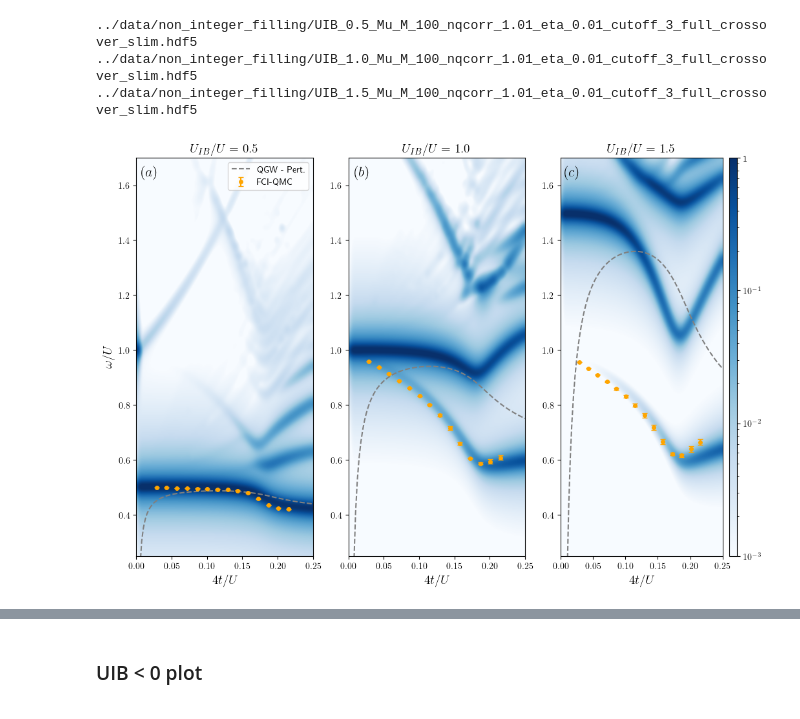
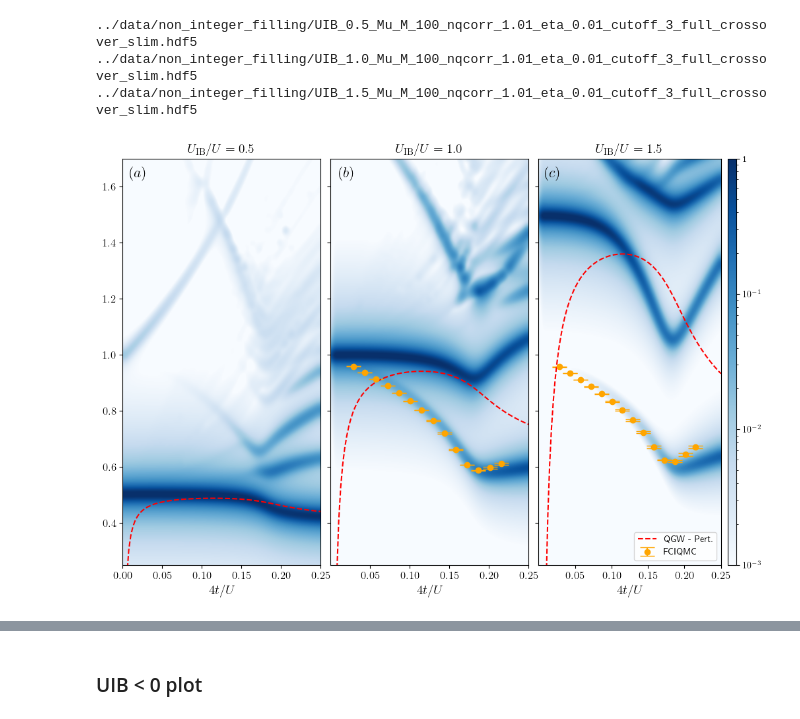
Before and after one commit to ragheedalhyder/BoseHubbard, a Jupyter notebook: src/Spectral_Density_vs_dJU_fixed_density_SCT_nonInteger.ipynb, the cells around one changed output, grey strips where cells are left out. Saved outputs shown, nothing was run; the diff lists cells and outputs as text; code cells hidden in the pictures.

```diff
--- a/src/Spectral_Density_vs_dJU_fixed_density_SCT_nonInteger.ipynb
+++ b/src/Spectral_Density_vs_dJU_fixed_density_SCT_nonInteger.ipynb
@@ -658,13 +664,15 @@ import numpy as np
 MC_to_QGW = 0.1292 / ( 4 * 0.045) # qgw / MC
 #hopping
 t_Matija_MC= np.array([0.01,0.015,0.02,0.025,0.03,0.035,0.04,0.045,0.05,0.055,0.06,0.065,0.07,0.075])
+
 #energies
-Ep_Matija_UIB_1p5 = np.array([0.9564626057,0.9336809943,0.9100511069,0.8853755808,0.8590815707,0.8309053212,0.7991644585,0.762848257,0.7190450017,0.6667375136,0.6221272652,0.6166042472,0.6400243702,0.6655410675])
-Ep_Matija_UIB_1p0 = np.array([0.9587093145,0.9364059961,0.913219459,0.8885494595,0.8621197323,0.8333712351,0.8009601262,0.7626794911,0.7159211234,0.659379226,0.6060795453,0.5873374183,0.5949207444,0.6090832515])
-Ep_Matija_UIB_0p5 = np.array([0.4994887388,0.4988958469,0.498083353,0.4970997236,0.4959171713,0.4946263455,0.4931991863,0.491692903,0.4888610017,0.480440858,0.4587387917,0.4353459947,0.4251578658,0.4210527202])
-Ep_Error_UIB_0p5 = np.array([3.85E-06,3.88E-05,9.67E-05,0.0001777824868,0.0003803892146,0.0006995051929,0.001048335879,0.001264652607,0.0004758088953,0.001589771265,0.001180884721,0.0003777081827,0.001060725446,0.001648476215])
-Ep_Error_UIB_1p0 = np.array([0.0001171796678,2.96E-05,0.0001341764073,0.0002091340446,0.0006056439733,0.001286065702,0.002518851405,0.004483749766,0.007391572799,0.005535996016,0.0006795253077,0.003090237587,0.00719487393,0.007826187606])
-Ep_Error_UIB_1p5 = np.array([0.0008020356698,0.001168604462,0.001729680543,0.00226964684,0.003108692815,0.004321065192,0.005975374025,0.008212387916,0.009965181068,0.008530746948,0.00401867947,0.006316677637,0.01054419804,0.01093456396])
+Ep_Matija_UIB_1p5 = np.array([0.9567070954561756, 0.9340805627948908, 0.9107186916248076, 0.8861927409299135, 0.8604789058505025, 0.8327420217817956, 0.8017973574594149, 0.7662565000726773, 0.7228130739116233, 0.6701046185604801, 0.6243495894387097, 0.6192476250462631, 0.6437855177669339, 0.669550671966299])
+Ep_Matija_UIB_1p0 = np.array([0.958692485930198, 0.9363945038702304, 0.913280044762147, 0.8886879359927147, 0.8625134012004564, 0.8340913634829621, 0.8022988912921551, 0.7645791829785881, 0.7188149232019857, 0.6610843959109023, 0.6063995355883616, 0.5876536767087501, 0.5972355465556634, 0.6108417696325573])
+Ep_Matija_UIB_0p5 = np.array([0.4994997846414343, 0.4988756137396564, 0.4980325558426537, 0.4970178720385532, 0.4957061390719834, 0.4942184387394613, 0.4927352169288472, 0.4911583357726482, 0.4891478318235325, 0.4814663355157805, 0.4595165347460798, 0.4351646539805932, 0.4255063722945399, 0.4217218260375296])
+
+Ep_Error_UIB_0p5 = np.array([7.484417168291046e-06, 2.6168948745684585e-05, 5.662857848701037e-06, 6.0222567221871984e-05, 6.279123347181529e-05, 0.000128267952606, 0.0003275742644659, 0.000526545483409, 0.0004883388647774, 0.0004751141548741, 0.0001168969824305, 0.0001861537940815, 0.0005765257634276, 0.0004905091507313])
+Ep_Error_UIB_1p0 = np.array([0.0001113761574579, 4.4022300085800494e-05, 5.555242071658097e-05, 6.79996310897755e-05, 0.0001535804369059, 0.0002365592367596, 0.0007221437432685, 0.0016082348299508, 0.002433486829359, 0.0024665002110615, 7.058939822761214e-05, 0.0014817635112459, 0.0034848008962914, 0.003122693204063])
+Ep_Error_UIB_1p5 = np.array([0.0003826687656929, 0.0005513163176704, 0.0007002244525732, 0.0009519925157594, 0.0011382811840876, 0.0015123043108077, 0.0021297797352106, 0.0029699228805084, 0.004072089637243, 0.0039545977913403, 0.0010335096971897, 0.0030192153066925, 0.0052703840298407, 0.0047269712553137])
 #conversion
 t_Matija_QGW = MC_to_QGW * t_Matija_MC
 dJUs_Matija_QGW = 4 * t_Matija_QGW
@@ -712,6 +720,9 @@ pert15 = omega0s + omega1s + omega2s
 dJUs = data15['dJUs']
 en_vector = data15['en_vector']
 muUs = data15['muU_qcorr']
+# First row of SpectralFuncs05 should be equal to second
+
+SpectralFuncs05[0, :] = SpectralFuncs05[1, :]
 # %% [output]
 ../data/non_integer_filling/UIB_0.5_Mu_M_100_nqcorr_1.01_eta_0.01_cutoff_3_full_crossover_slim.hdf5
 ../data/non_integer_filling/UIB_1.0_Mu_M_100_nqcorr_1.01_eta_0.01_cutoff_3_full_crossover_slim.hdf5
@@ -733,7 +744,7 @@ from mpl_toolkits.axes_grid1 import make_axes_locatable
 
 plt.rcParams['text.usetex'] = True
 colorqmc = 'orange'
-markerqmc = 'o'
+markerqmc = '.'
 
 # Rotate the image by -90 degrees
 SpectralFuncs_rot05 = np.abs(np.rot90(SpectralFuncs05, 1))
@@ -766,10 +777,10 @@ im3 = ax3.imshow(np.abs(SpectralFuncs_rot15), interpolation = interp, cmap=color
 ax1.set_xlabel(r'$4t/U$', fontsize=14)
 ax2.set_xlabel(r'$4t/U$', fontsize=14)
 ax3.set_xlabel(r'$4t/U$', fontsize=14)
-ax1.set_ylabel(r'$\omega/U$', fontsize=14)
+# ax1.set_ylabel(r'$\omega/U$', fontsize=14)
 ax1.set_ylim(en_vector[0], en_vector[-1])
 ax1.set_xlabel(r'$4t/U$', fontsize=14)
-ax1.set_ylabel(r'$\omega/U$', fontsize=14)
+# ax1.set_ylabel(r'$\omega/U$', fontsize=14)
 ax2.set_ylim(en_vector[0], en_vector[-1])
 ax2.set_xlabel(r'$4t/U$', fontsize=14)
 # ax2.set_ylabel(r'$\omega/U$', fontsize=14)
@@ -777,9 +788,9 @@ ax3.set_ylim(en_vector[0], en_vector[-1])
 ax3.set_xlabel(r'$4t/U$', fontsize=14)
 # ax3.set_ylabel(r'$\omega/U$', fontsize=14)
 
-ax1.set_title(r'$U_{IB}/U = 0.5$', fontsize=14)
-ax2.set_title(r'$U_{IB}/U = 1.0$', fontsize=14)
-ax3.set_title(r'$U_{IB}/U = 1.5$', fontsize=14)
+ax1.set_title(r'$U_{\mathrm{IB}}/U = 0.5$', fontsize=14)
+ax2.set_title(r'$U_{\mathrm{IB}}/U = 1.0$', fontsize=14)
+ax3.set_title(r'$U_{\mathrm{IB}}/U = 1.5$', fontsize=14)
 
 im1.set_clim(1e-3, 1e0)
 im2.set_clim(1e-3, 1e0)
@@ -805,57 +816,77 @@ plot_x = dJUs_Matija_QGW
 plot_y = Ep_Matija_UIB_0p5
 plot_y_errors = Ep_Error_UIB_0p5
 #ax1.scatter(plot_x,plot_y)
-ax1.errorbar(plot_x, plot_y, yerr = plot_y_errors  , marker = markerqmc,markersize = 4,linestyle = 'none',capsize = 3, label='FCI-QMC', color=colorqmc)
+# ax1.errorbar(plot_x, plot_y, yerr = plot_y_errors  , marker = markerqmc,markersize = 12,linestyle = 'none',capsize = 8, label='FCIQMC', color=colorqmc)
 
 #plot perturbative result
 plot_x = dJUs
 plot_y = pert05
 # fig.suptitle(f"Results UIB/U = {UIB:0.2f}, Total Sites = {M}", fontsize = 20)
-ax1.plot(plot_x, plot_y, linestyle = '--', label='QGW - Pert.', color='gray', linewidth=1.5)
+ax1.plot(plot_x, plot_y, linestyle = '--', label='QGW - Pert.', color='red', linewidth=1.5)
 
 # # # plot the extrapolated MC data.
 plot_x = dJUs_Matija_QGW
 plot_y = Ep_Matija_UIB_1p0
 plot_y_errors = Ep_Error_UIB_1p0
 #ax1.scatter(plot_x,plot_y)
-ax2.errorbar(plot_x, plot_y, yerr = plot_y_errors  , marker = markerqmc,markersize = 4,linestyle = 'none',capsize = 3, label='FCI-QMC', color=colorqmc)
+ax2.errorbar(plot_x, plot_y, yerr = plot_y_errors  , marker = markerqmc,markersize = 12,linestyle = 'none',capsize = 8, label='FCIQMC', color=colorqmc)
 
 #plot perturbative result
 plot_x = dJUs
 plot_y = pert10
 # fig.suptitle(f"Results UIB/U = {UIB:0.2f}, Total Sites = {M}", fontsize = 20)
-ax2.plot(plot_x, plot_y, linestyle = '--', label='QGW - Pert.', color='gray', linewidth=1.5)
+ax2.plot(plot_x, plot_y, linestyle = '--', label='QGW - Pert.', color='red', linewidth=1.5)
 
 
 # # # plot the extrapolated MC data.
 plot_x = dJUs_Matija_QGW
 plot_y = Ep_Matija_UIB_1p5
 plot_y_errors = Ep_Error_UIB_1p5
 #ax1.scatter(plot_x,plot_y)
-ax3.errorbar(plot_x, plot_y, yerr = plot_y_errors  , marker = markerqmc,markersize = 4,linestyle = 'none',capsize = 3, label='FCI-QMC', color=colorqmc)
+ax3.errorbar(plot_x, plot_y, yerr = plot_y_errors  , marker = markerqmc,markersize = 12,linestyle = 'none',capsize = 8, label='FCIQMC', color=colorqmc)
 
 #plot perturbative result
 plot_x = dJUs
 plot_y = pert15
 # fig.suptitle(f"Results UIB/U = {UIB:0.2f}, Total Sites = {M}", fontsize = 20)
-ax3.plot(plot_x, plot_y, linestyle = '--', label='QGW - Pert.', color='gray', linewidth=1.5)
-ax1.legend(loc='upper right')
+ax3.plot(plot_x, plot_y, linestyle = '--', label='QGW - Pert.', color='red', linewidth=1.5)
+# ax1.legend(loc='upper right')
 
 # Set y-axis limits for all three plots
 ylim_lower = 0.25
 ylim_upper = 1.7
 ax1.set_ylim(ylim_lower, ylim_upper)
+ax1.tick_params(axis='x', which='major', labelsize=12)
+ax1.tick_params(axis='y', which='major', labelsize=12)
+
 ax2.set_ylim(ylim_lower, ylim_upper)
 ax3.set_ylim(ylim_lower, ylim_upper)
+ax2.set_yticklabels([])
+ax3.set_yticklabels([])
+plt.subplots_adjust(wspace=0.05)
+
+xticks = ax2.get_xticks()
+xticklabels = ax2.get_xticklabels()
+# increase tick marler size
+ax2.tick_params(axis='x', which='major', labelsize=12)
+
+ax2.set_xticks(xticks[1:])
+ax2.set_xticklabels(xticklabels[1:])
+
+xticks = ax3.get_xticks()
+xticklabels = ax3.get_xticklabels()
+ax3.tick_params(axis='x', which='major', labelsize=12)
+ax3.set_xticks(xticks[1:])
+ax3.set_xticklabels(xticklabels[1:])
 
 # Add labels (a), (b), and (c) to the panels
 ax1.text(0.13, 0.98, r'$(a)$', transform=ax1.transAxes, fontsize=16, fontweight='bold', va='top', ha='right')
 ax2.text(0.13, 0.98, r'$(b)$', transform=ax2.transAxes, fontsize=16, fontweight='bold', va='top', ha='right')
 ax3.text(0.13, 0.98, r'$(c)$', transform=ax3.transAxes, fontsize=16, fontweight='bold', va='top', ha='right')
-
+ax3.legend(loc='lower right')
 plt.show()
 # %% [output]
-[figure, old version]
+[figure, new version]
 # %%
 # save the figure
 filename = f'../figs/self_consistent_t/all_panels_pos_UIB_Mu_M_{M}_nqcorr_{desired_n0}_eta_{eta}_cutoff_{cutoff}_full_crossover_slim.pdf'
```
Also changed, not shown: parts of 14 cells of this notebook, 23 other files.
